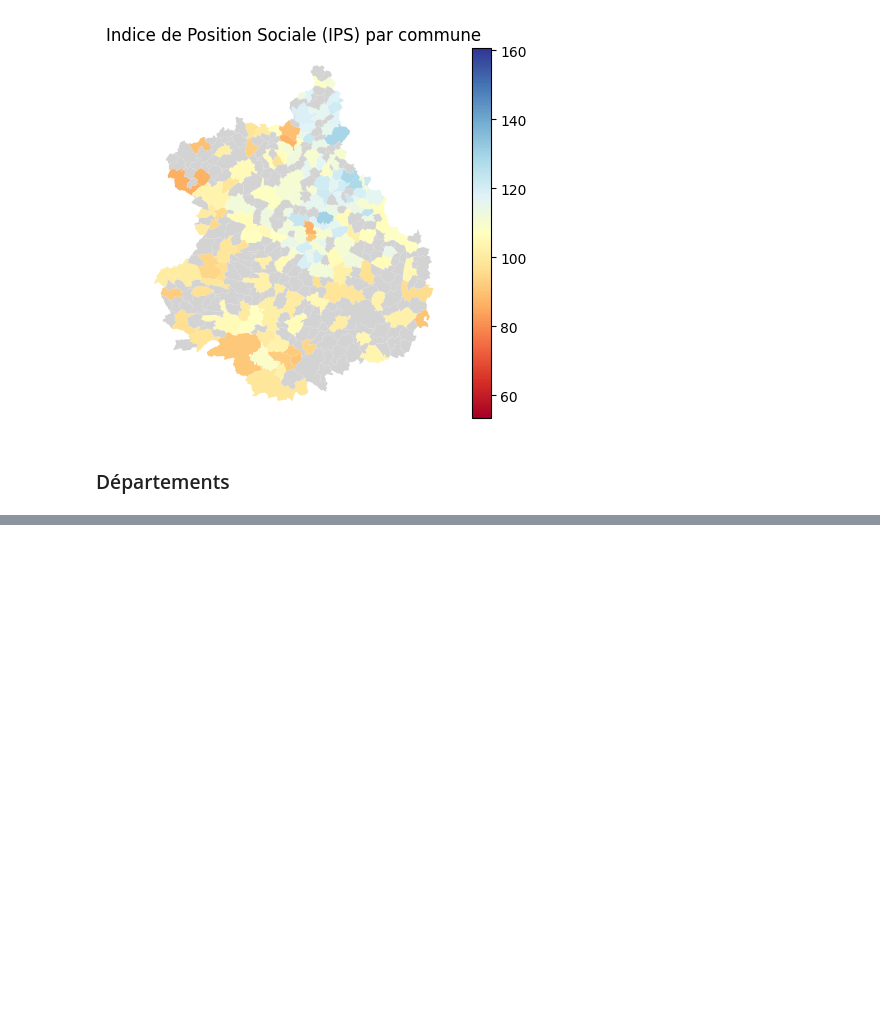
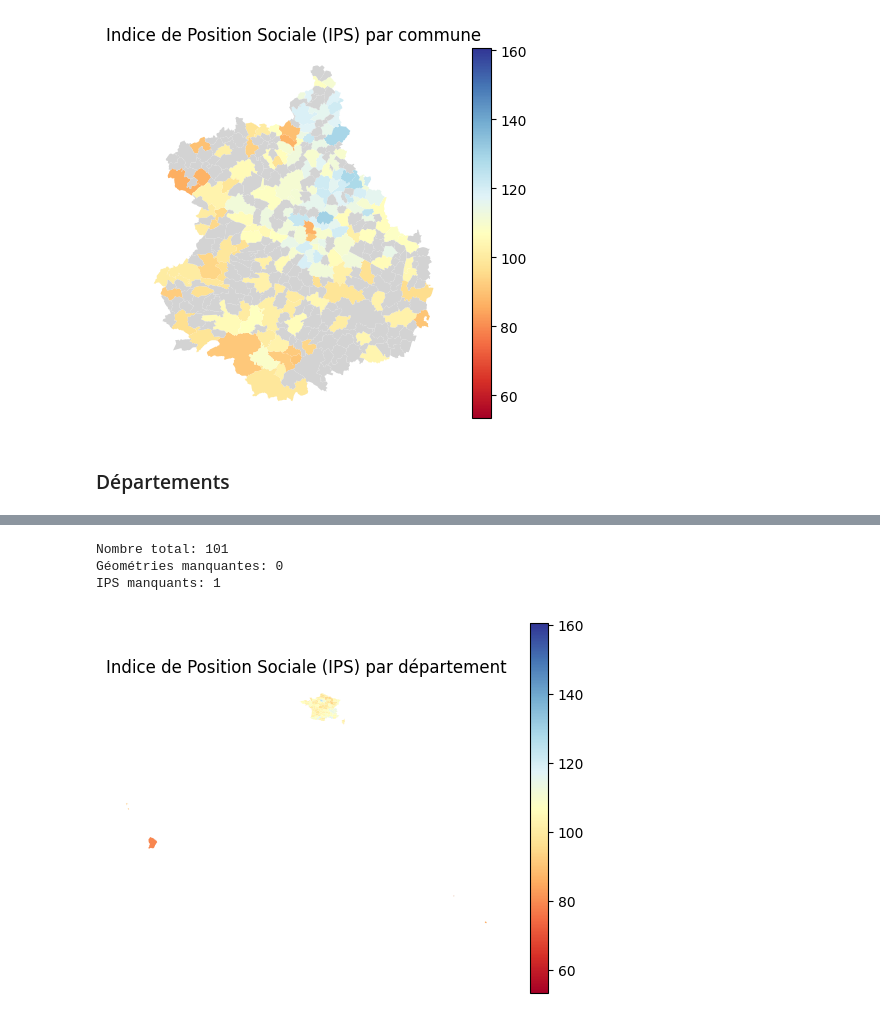
Before and after one commit to FlorentDaem/Data-Analysis-Education-Nationale, a Jupyter notebook: Analyse - Education.ipynb, the cells around one changed output, grey strips where cells are left out. Cells and saved outputs as stored; diff of their text form; code cells hidden in the pictures; blank space fills up the shorter version.

```diff
--- a/Analyse - Education.ipynb
+++ b/Analyse - Education.ipynb
@@ -238,7 +259,7 @@ codes_insee.get_group("29190")
 | 14236 | 29190 | public | 127.9 | RENNES |
 | 26768 | 29190 | privé sous contrat | 114.9 | RENNES |
 # %%
-data_ips_ecoles_communes = codes_insee["ips"].mean().reset_index()
+data_ips_ecoles_communes = data_ips_ecoles_par_codes_insee_de_la_commune["ips"].mean().reset_index()
 data_ips_ecoles_communes.head()
 # %% [output]
 |  | code_insee_de_la_commune | ips |
@@ -248,7 +269,11 @@ data_ips_ecoles_communes.head()
 | 3 | 01007 | 109.400 |
 | 4 | 01008 | 110.700 |
 # %%
-data_ips_ecoles_geo_communes = geo_communes.merge(data_ips_ecoles_communes, left_on="code_insee_de_la_commune", right_on="code_insee_de_la_commune", how="left")
+data_ips_ecoles_geo_communes = geo_communes.merge(data_ips_ecoles_communes,
+												  left_on="code_insee_de_la_commune",
+												  right_on="code_insee_de_la_commune",
+												  how="left"
+												  )
 data_ips_ecoles_geo_communes.head()
 # %% [output]
 |  | code_insee_de_la_commune | code_insee_du_departement | code_insee_de_la_region | nom_officiel | geometry | ips |
@@ -297,3 +332,7 @@ map_communes_28 = data_ips_ecoles_geo_communes_dept_28.explore(
 map_communes_28.save("map_communes_28.html")
 # %% [markdown]
 ### Départements
+# %%
+data_ips_ecoles_geo_communes_par_departement = data_ips_ecoles_geo_communes.groupby("code_insee_du_departement")
+data_ips_ecoles_departements = data_ips_ecoles_geo_communes_par_departement["ips"].mean().reset_index()
+data_ips_ecoles_departements.head()
@@ -299,0 +346,7 @@ map_communes_28.save("map_communes_28.html")
+# %%
+data_ips_ecoles_geo_departements = geo_departements.merge(data_ips_ecoles_departements,
+														 left_on="code_insee_du_departement",
+														 right_on="code_insee_du_departement",
+														 how="left"
+														 )
+data_ips_ecoles_geo_departements.head()
@@ -299,0 +360,22 @@ map_communes_28.save("map_communes_28.html")
+# %%
+print("Nombre total:", len(data_ips_ecoles_geo_departements))
+print("Géométries manquantes:", data_ips_ecoles_geo_departements.geometry.isna().sum())
+print("IPS manquants:", data_ips_ecoles_geo_departements["ips"].isna().sum())
+# %% [output]
+Nombre total: 101
+Géométries manquantes: 0
+IPS manquants: 1
+# %%
+data_ips_ecoles_geo_departements.plot(
+	column="ips",
+	cmap="RdYlBu",
+	vmin=data_ips_ecoles["ips"].min(),
+	vmax=data_ips_ecoles["ips"].max(),
+	legend=True,
+	missing_kwds={"color": "lightgrey"}
+)
+plt.title("Indice de Position Sociale (IPS) par département")
+plt.axis("off")
+plt.show()
+# %% [output]
+[figure, added]
```
Also changed, not shown: parts of 22 cells of this notebook.
